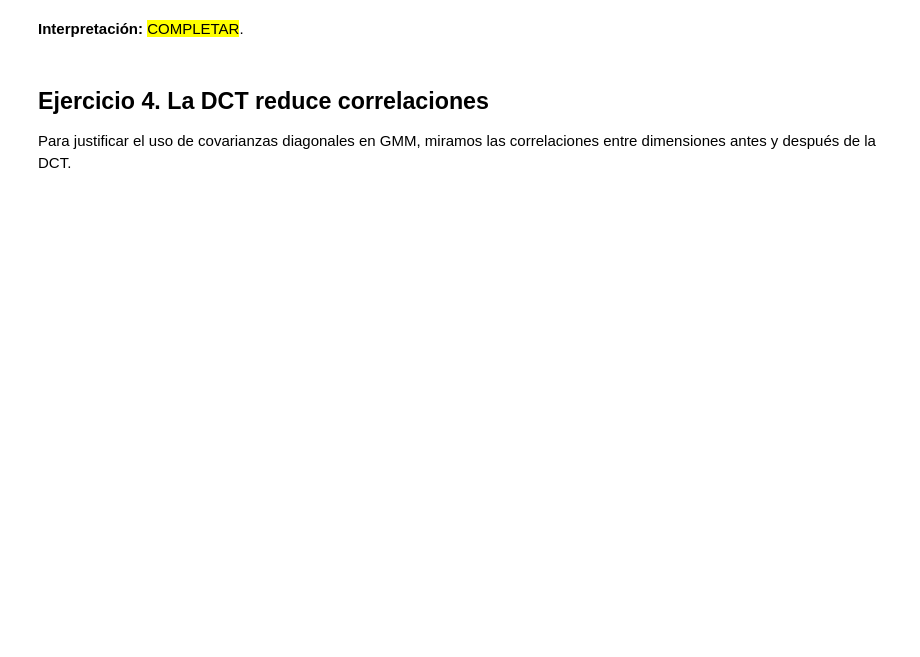
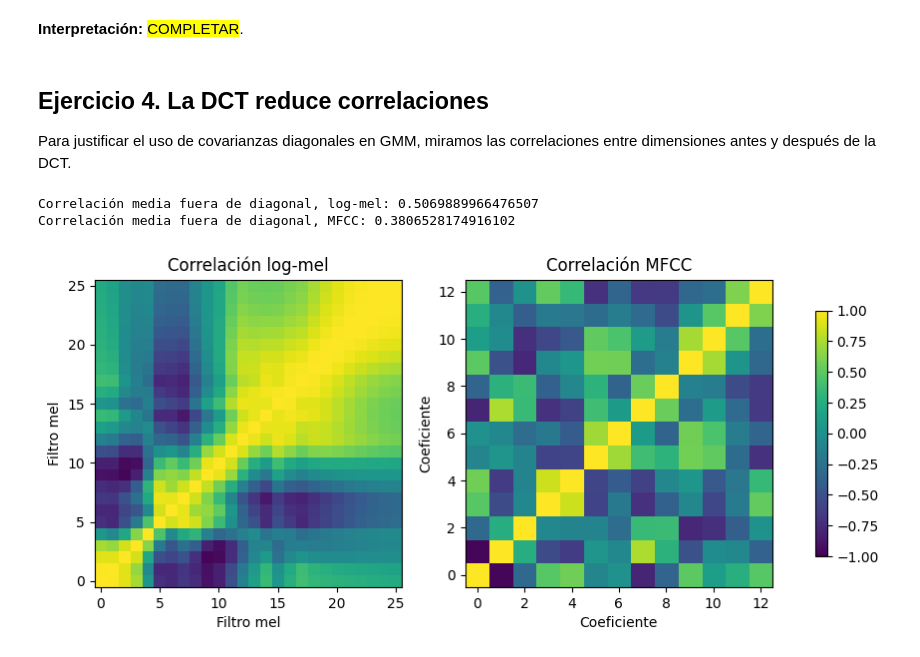
Before and after one commit to DanteMeleIentile/tb075-procesamiento-del-habla, a Jupyter notebook: Práctica/PP3_MFCC.ipynb, the cells around one changed output. Saved outputs shown, nothing was run; the diff lists cells and outputs as text; code cells hidden in the pictures; blank space fills up the shorter version.

```diff
--- a/Práctica/PP3_MFCC.ipynb
+++ b/Práctica/PP3_MFCC.ipynb
@@ -100,25 +91,27 @@ def banco_mel(n_mels, n_fft, fs, f_min=0, f_max=None):
 
 def mfcc_propio(senial, fs, n_mfcc=13, n_mels=26, win_ms=25, hop_ms=10, n_fft=512):
     # 1. Preénfasis
-    senial_pe = ### <-- COMPLETAR con alpha = 0.97
+    alpha = 0.97 ### <-- COMPLETAR con alpha = 0.97
+    senial_pe = np.append(senial[0], senial[1:] - alpha * senial[:-1])
+
 
     # 2. Framing + ventana
     frames, L, H = enmarcar(senial_pe, fs, win_ms, hop_ms)
 
     # 3. Espectro de potencia
     X = np.fft.rfft(frames, n=n_fft, axis=1)
-    S = ### <-- COMPLETAR
+    S = np.abs(X) ### <-- COMPLETAR
 
     # 4. Banco mel
     B, puntos_hz = banco_mel(n_mels, n_fft, fs, f_min=80, f_max=fs/2)
-    E = ### <-- COMPLETAR
+    E = S @ B.T ### <-- COMPLETAR
 
     # 5. Logaritmo
-    logE = ### <-- COMPLETAR
+    logE = np.log10(E + 1e-10) ### <-- COMPLETAR
 
     # 6. DCT
-    C_ = ### <-- COMPLETAR
-    C = ### <-- COMPLETAR
+    C_ = dct(logE, type=2, axis=1, norm='ortho')### <-- COMPLETAR
+    C = C_[:, :n_mfcc] ### <-- COMPLETAR
 
     return C, logE, S, B, puntos_hz
 
@@ -178,26 +176,30 @@ Para justificar el uso de covarianzas diagonales en GMM, miramos las correlacion
 # %%
 def media_abs_fuera_diagonal(C):
     mascara = ~np.eye(C.shape[0], dtype=bool)
     return np.mean(np.abs(C[mascara]))
 
-corr_logmel = ### <-- COMPLETAR
-corr_mfcc = ### <-- COMPLETAR
+corr_logmel = np.corrcoef(logmel.T) ### <-- COMPLETAR
+corr_mfcc = np.corrcoef(mfcc.T) ### <-- COMPLETAR
 
 print('Correlación media fuera de diagonal, log-mel:', media_abs_fuera_diagonal(corr_logmel))
 print('Correlación media fuera de diagonal, MFCC:', media_abs_fuera_diagonal(corr_mfcc))
 
 fig, axes = plt.subplots(1, 2, figsize=(11, 4))
 im0 = axes[0].imshow(corr_logmel, vmin=-1, vmax=1, origin='lower')
 axes[0].set_title('Correlación log-mel')
 axes[0].set_xlabel('Filtro mel')
 axes[0].set_ylabel('Filtro mel')
 
 im1 = axes[1].imshow(corr_mfcc, vmin=-1, vmax=1, origin='lower')
 axes[1].set_title('Correlación MFCC')
 axes[1].set_xlabel('Coeficiente')
 axes[1].set_ylabel('Coeficiente')
 
 plt.colorbar(im1, ax=axes.ravel().tolist(), shrink=0.8)
 plt.show()
+# %% [output]
+Correlación media fuera de diagonal, log-mel: 0.5069889966476507
+Correlación media fuera de diagonal, MFCC: 0.3806528174916102
+[figure, added]
 # %%
 # Concentración de energía: varianza explicada por coeficiente MFCC
```
Also changed, not shown: parts of 4 cells of this notebook.
